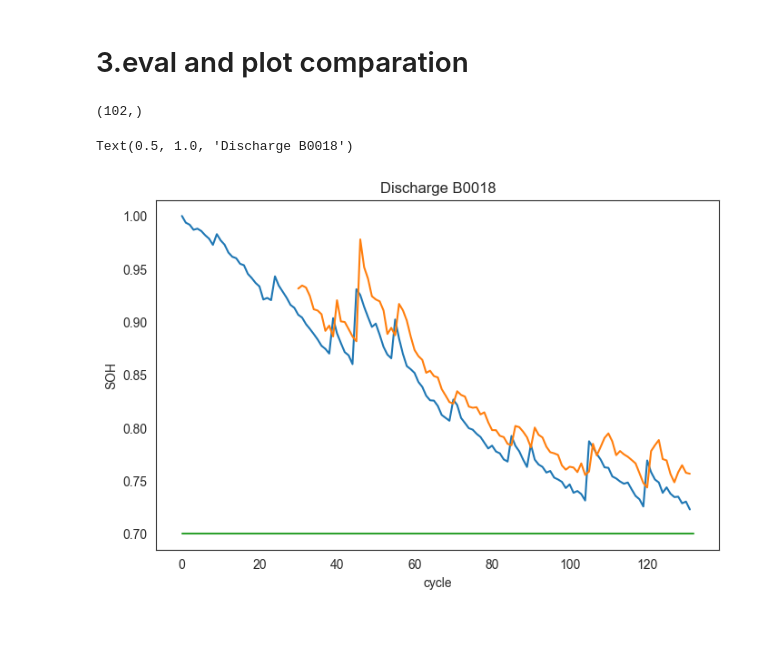
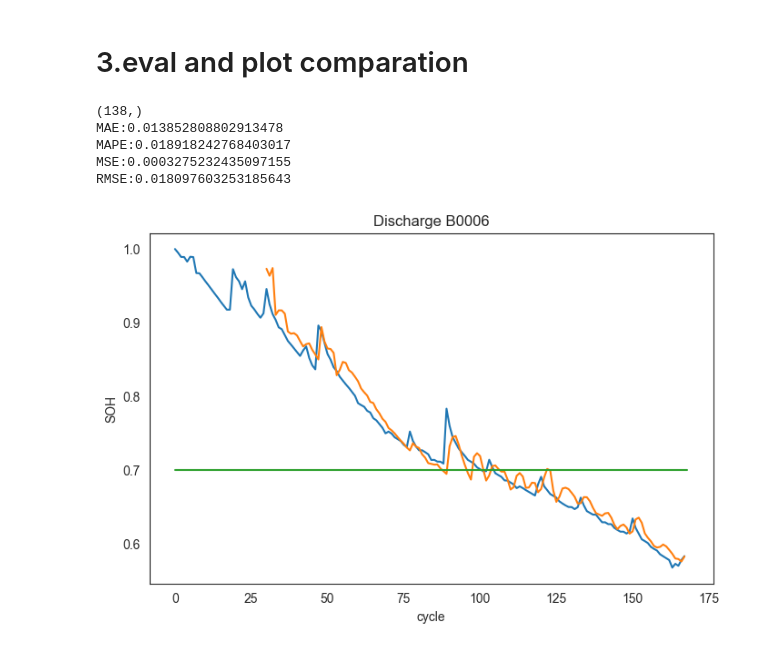
Before and after one commit to yamichanCTL/SOH-on-FPGA, a Jupyter notebook: LSTM/LSTMtest.ipynb, the cells around one changed output. Saved outputs shown, nothing was run; the diff lists cells and outputs as text; code cells hidden in the pictures.

```diff
--- a/LSTM/LSTMtest.ipynb
+++ b/LSTM/LSTMtest.ipynb
@@ -22,16 +22,16 @@ WARNING:tensorflow:From E:\Anaconda3.8\envs\battery\lib\site-packages\keras\src\
 # hyper
 features = ['SOH','voltage_measured', 'current_measured',
             'temperature_measured', 'time']
-batch_size = 1
+batch_size = 1  # 1*len(train_directory)*(every_file)
 input_size = len(features)
 hidden_size = 128
 num_layers = 1
 output_size = 1
-seq_len = 30   # 预测序列长度
-epoch = 500
+seq_len = 20   # 预测序列长度
+epoch = 30   # 1*len(train_directory)
 learning_rate = 0.001  # 自适应学习率？
 
-save_path = 'seq50_.pth'
+save_path = 'seq{}_.pth'.format(str(seq_len))
 train_directory = '../datasets/train/'
 verify_directory = '../datasets/verify/'
 test_directory = '../datasets/alldataset/'
@@ -257,7 +272,6 @@ class LSTMModel(nn.Module):
         out, _ = self.lstm2(out)
         out, _ = self.lstm3(out)
         out, _ = self.lstm4(out)
-        out, _ = pad_packed_sequence(out, batch_first=True) # 填充序列
 
         out = self.fc(out[:, -1, :])  # 使用最后一个时间步的输出的输入（seq_Len, batch, num_directions * hidden_size)
         # print(out.shape)
@@ -362,37 +362,49 @@ save model:epoch 500
 # %% [markdown]
 # 3.eval and plot comparation
 # %%
-test_battery_id = 'B0018'
+test_battery_id = 'B0006'
 # save_path = save_path
 save_path = 'seq50_500.pth'
 
 test_battery_path = test_directory+ test_battery_id + '.mat'
 test_data,test_data_real = data_loader(test_battery_path,seq_len,features)
 # load
 lstm = LSTMModel(input_size=input_size, hidden_size=hidden_size, output_size=output_size, num_layers=num_layers)
 lstm.load_state_dict(torch.load(save_path))
 lstm.eval()
 output = lstm(test_data)
 predicted_data = output.detach().numpy().reshape(-1)
 print(predicted_data.shape)
-
 
 # draw
 origin_data = norm_data(test_battery_path) # dictionary
 sns.set_style("white")
 plt.figure(figsize=(8, 5))
 #Draw
 plt.plot([i for i in range(len(origin_data['SOH']))], origin_data['SOH'], label='SOH')
 # predicted_data = np.concatenate((origin_data['SOH'][0:seq_len],predicted_data), axis = 0)
 plt.plot([i for i in range(seq_len,len(origin_data['SOH']))], predicted_data, label='Predicted SOH')
 plt.plot([0.,len(origin_data['SOH'])], [0.70, 0.70], label='Threshold')
 
 # make x-axis ticks legible
 adf = plt.gca().get_xaxis().get_major_formatter()
 plt.xlabel('cycle')
 plt.ylabel('SOH')
 plt.title('Discharge {}'.format(test_battery_id))
+
+
+MAE =  np.mean(np.abs(predicted_data - origin_data['SOH'][seq_len:]))
+MAPE = np.mean(np.abs((origin_data['SOH'][seq_len:] - predicted_data) / origin_data['SOH'][seq_len:]))
+MSE = np.mean((predicted_data - origin_data['SOH'][seq_len:]) ** 2)
+RMSE = np.sqrt(MSE)
+print('MAE:{}'.format(MAE))
+print('MAPE:{}'.format(MAPE))
+print('MSE:{}'.format(MSE))
+print('RMSE:{}'.format(RMSE))
 # %% [output]
-(102,)
+(138,)
+MAE:0.013852808802913478
+MAPE:0.018918242768403017
+MSE:0.0003275232435097155
+RMSE:0.018097603253185643
-Text(0.5, 1.0, 'Discharge B0018')
-[figure, old version]
+[figure, new version]
```
Also changed, not shown: parts of 3 cells of this notebook.
